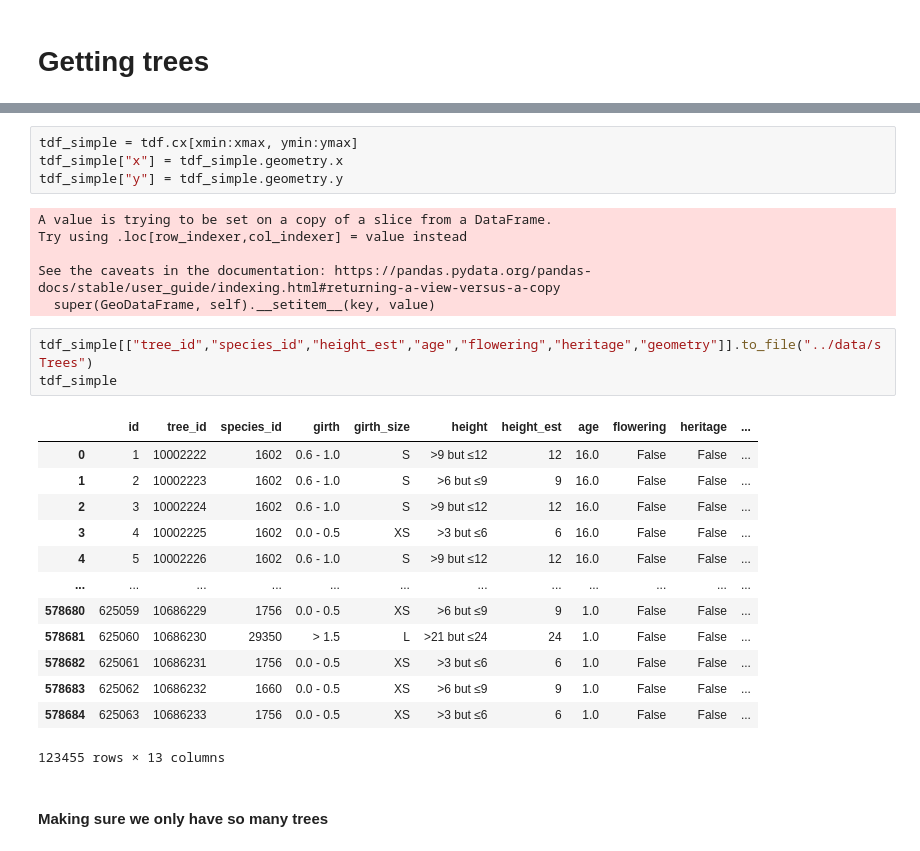
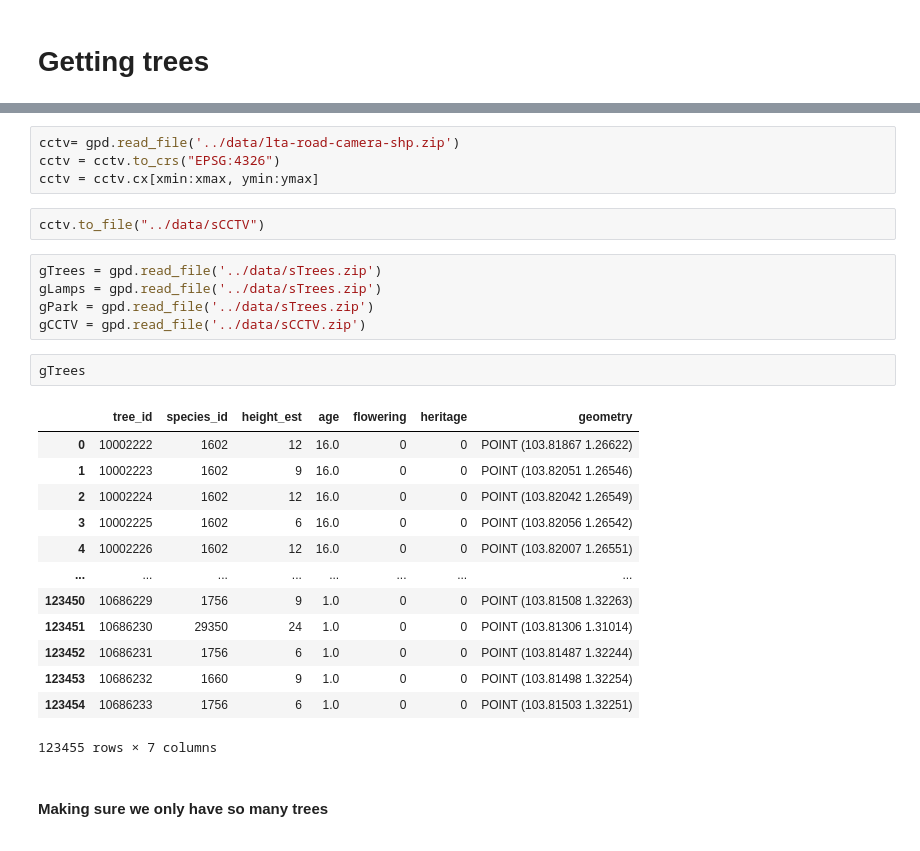
Before and after one commit to kelu124/SMARTCITIES-HACK-2021, a Jupyter notebook: src/OSMnx tests _ Part 3.ipynb, the cells around one changed output, grey strips where cells are left out. Drawn from its saved outputs; the diff is of its cells as text.

```diff
--- a/src/OSMnx tests _ Part 3.ipynb
+++ b/src/OSMnx tests _ Part 3.ipynb
@@ -93,30 +75,30 @@ tdf
-# %%
-tdf_simple = tdf.cx[xmin:xmax, ymin:ymax]
-tdf_simple["x"] = tdf_simple.geometry.x
-tdf_simple["y"] = tdf_simple.geometry.y
-# %% [output]
-A value is trying to be set on a copy of a slice from a DataFrame.
-Try using .loc[row_indexer,col_indexer] = value instead
-
-See the caveats in the documentation: https://pandas.pydata.org/pandas-docs/stable/user_guide/indexing.html#returning-a-view-versus-a-copy
-  super(GeoDataFrame, self).__setitem__(key, value)
-# %%
-tdf_simple[["tree_id","species_id","height_est","age","flowering","heritage","geometry"]].to_file("../data/sTrees")
-tdf_simple
-# %% [output]
-|  | id | tree_id | species_id | girth | girth_size | height | height_est | age | flowering | heritage | ... |
-| 0 | 1 | 10002222 | 1602 | 0.6 - 1.0 | S | >9 but ≤12 | 12 | 16.0 | False | False | ... |
-| 1 | 2 | 10002223 | 1602 | 0.6 - 1.0 | S | >6 but ≤9 | 9 | 16.0 | False | False | ... |
-| 2 | 3 | 10002224 | 1602 | 0.6 - 1.0 | S | >9 but ≤12 | 12 | 16.0 | False | False | ... |
-| 3 | 4 | 10002225 | 1602 | 0.0 - 0.5 | XS | >3 but ≤6 | 6 | 16.0 | False | False | ... |
-| 4 | 5 | 10002226 | 1602 | 0.6 - 1.0 | S | >9 but ≤12 | 12 | 16.0 | False | False | ... |
-| ... | ... | ... | ... | ... | ... | ... | ... | ... | ... | ... | ... |
-| 578680 | 625059 | 10686229 | 1756 | 0.0 - 0.5 | XS | >6 but ≤9 | 9 | 1.0 | False | False | ... |
-| 578681 | 625060 | 10686230 | 29350 | > 1.5 | L | >21 but ≤24 | 24 | 1.0 | False | False | ... |
-| 578682 | 625061 | 10686231 | 1756 | 0.0 - 0.5 | XS | >3 but ≤6 | 6 | 1.0 | False | False | ... |
-| 578683 | 625062 | 10686232 | 1660 | 0.0 - 0.5 | XS | >6 but ≤9 | 9 | 1.0 | False | False | ... |
-| 578684 | 625063 | 10686233 | 1756 | 0.0 - 0.5 | XS | >3 but ≤6 | 6 | 1.0 | False | False | ... |
-123455 rows × 13 columns
+# %%
+cctv= gpd.read_file('../data/lta-road-camera-shp.zip')
+cctv = cctv.to_crs("EPSG:4326")
+cctv = cctv.cx[xmin:xmax, ymin:ymax]
+# %%
+cctv.to_file("../data/sCCTV")
+# %%
+gTrees = gpd.read_file('../data/sTrees.zip')
+gLamps = gpd.read_file('../data/sTrees.zip')
+gPark = gpd.read_file('../data/sTrees.zip')
+gCCTV = gpd.read_file('../data/sCCTV.zip')
+# %%
+gTrees
+# %% [output]
+|  | tree_id | species_id | height_est | age | flowering | heritage | geometry |
+| 0 | 10002222 | 1602 | 12 | 16.0 | 0 | 0 | POINT (103.81867 1.26622) |
+| 1 | 10002223 | 1602 | 9 | 16.0 | 0 | 0 | POINT (103.82051 1.26546) |
+| 2 | 10002224 | 1602 | 12 | 16.0 | 0 | 0 | POINT (103.82042 1.26549) |
+| 3 | 10002225 | 1602 | 6 | 16.0 | 0 | 0 | POINT (103.82056 1.26542) |
+| 4 | 10002226 | 1602 | 12 | 16.0 | 0 | 0 | POINT (103.82007 1.26551) |
+| ... | ... | ... | ... | ... | ... | ... | ... |
+| 123450 | 10686229 | 1756 | 9 | 1.0 | 0 | 0 | POINT (103.81508 1.32263) |
+| 123451 | 10686230 | 29350 | 24 | 1.0 | 0 | 0 | POINT (103.81306 1.31014) |
+| 123452 | 10686231 | 1756 | 6 | 1.0 | 0 | 0 | POINT (103.81487 1.32244) |
+| 123453 | 10686232 | 1660 | 9 | 1.0 | 0 | 0 | POINT (103.81498 1.32254) |
+| 123454 | 10686233 | 1756 | 6 | 1.0 | 0 | 0 | POINT (103.81503 1.32251) |
+123455 rows × 7 columns
 # %% [markdown]
 #### Making sure we only have so many trees
 # %%
```
Also changed, not shown: parts of 2 cells of this notebook, 22 other files.
